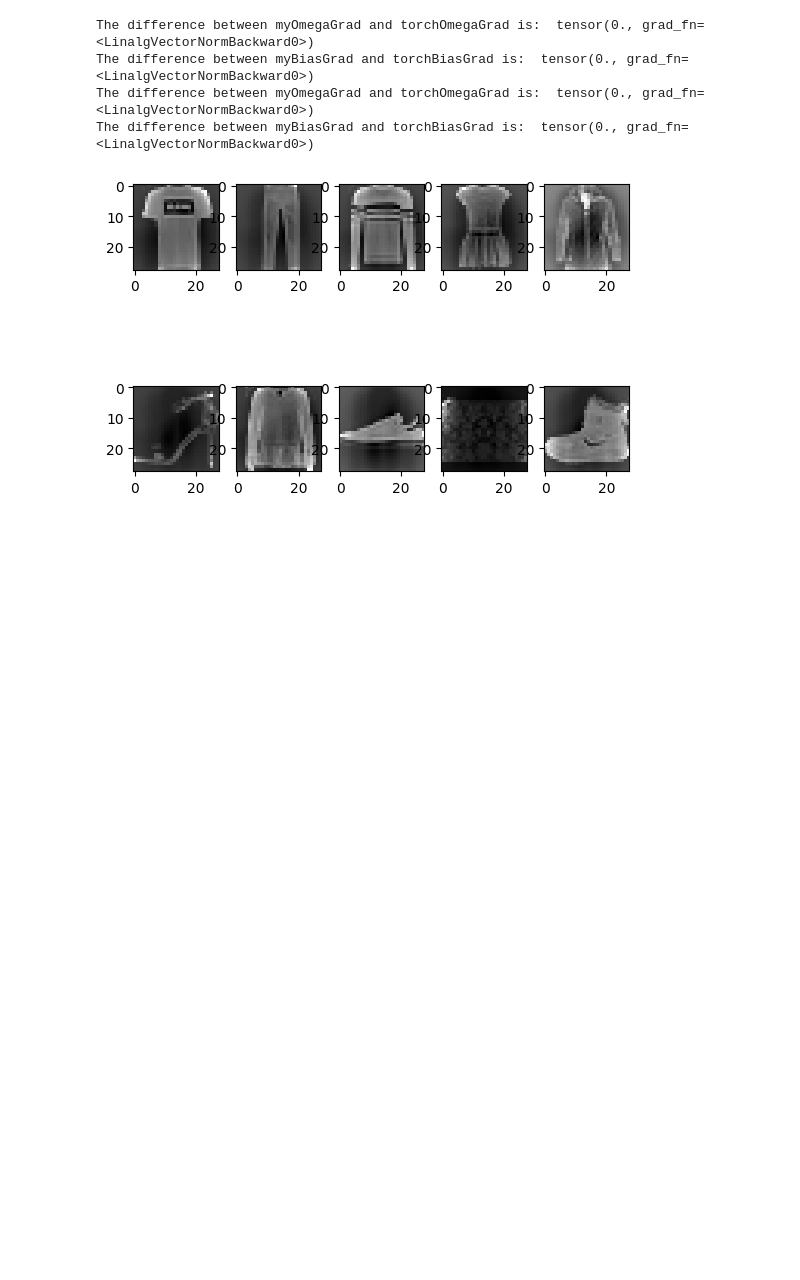
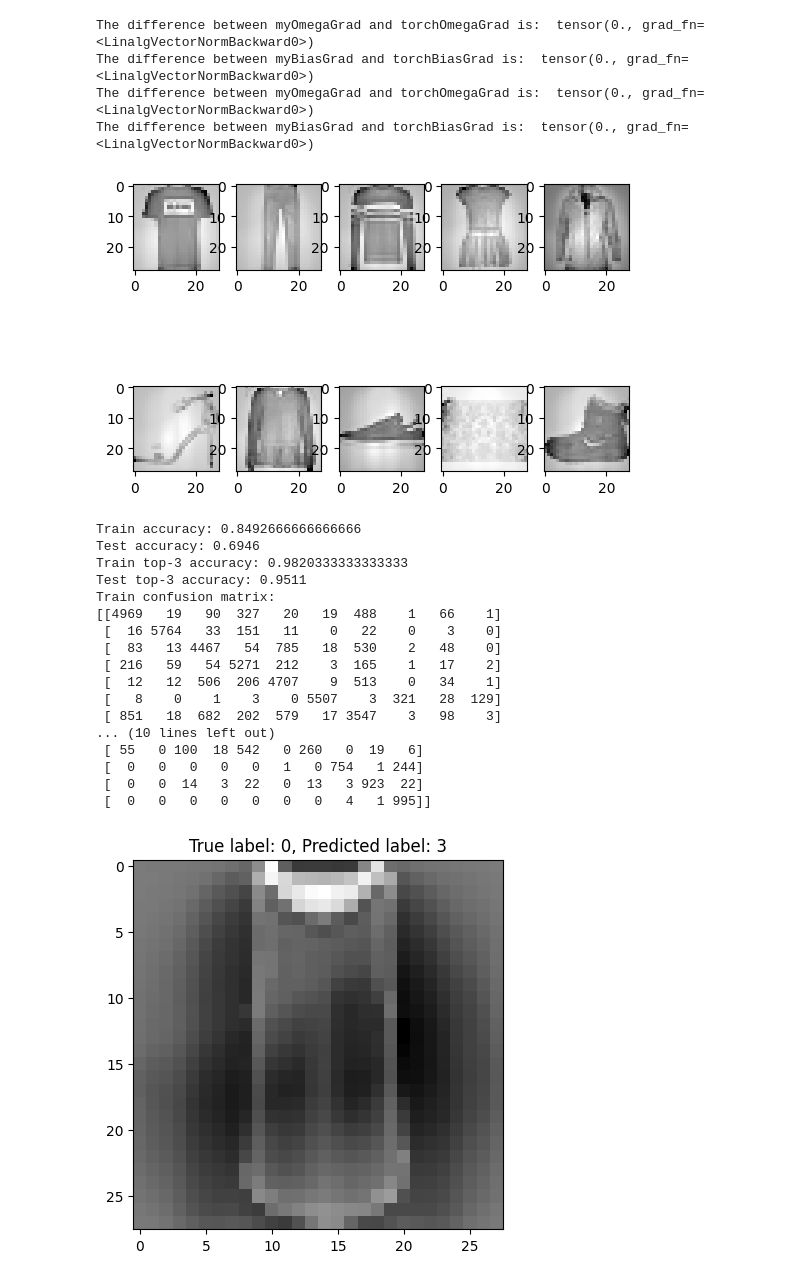
Before and after one commit to RPIFisherman/HW-fashion-mnist, a Jupyter notebook: hw1.ipynb, the cells around one changed output. Cells and saved outputs as stored; diff of their text form; code cells hidden in the pictures; blank space fills up the shorter version.

```diff
--- a/hw1.ipynb
+++ b/hw1.ipynb
@@ -61,6 +61,7 @@ The difference between myBiasGrad and torchBiasGrad is:  tensor(0., grad_fn=<Lin
 # Import necessary libraries
 import numpy as np
 import matplotlib.pyplot as plt
+from sklearn import preprocessing
 from sklearn.linear_model import LogisticRegression
 from sklearn.preprocessing import StandardScaler
 from sklearn.metrics import confusion_matrix, top_k_accuracy_score
@@ -68,50 +69,69 @@ from sklearn.metrics import confusion_matrix, top_k_accuracy_score
 # Load the MNIST reader
 try:
 	import mnist_reader
+	import helper
 except ModuleNotFoundError:
 	import sys
-	sys.path.append("/utils")
+	sys.path.append("utils")
 	import mnist_reader
+	import helper
 
 # Load the Fashion-MNIST dataset
 X_train, y_train = mnist_reader.load_mnist('data/fashion', kind='train')
 X_test, y_test = mnist_reader.load_mnist('data/fashion', kind='t10k')
 
 # Preprocess the data
-scaler = StandardScaler()
-X_train = scaler.fit_transform(X_train)
-X_test = scaler.transform(X_test)
+scaler = preprocessing.StandardScaler().fit(X_train)
+X_train = scaler.transform(X_train)
 
 # Display one of each of the ten image classes in the training data set
 fig, axs = plt.subplots(2, 5)
 for i in range(10):
-    axs[i//5, i%5].imshow(X_train[y_train == i][0].reshape(28, 28), cmap='gray')
+    axs[i//5, i%5].imshow(helper.get_sprite_image(X_train[y_train == i][0]), cmap='gray')
 plt.show()
 
-# Fit a multiclass logistic regression model
-clf = LogisticRegression(solver='saga', multi_class='multinomial', max_iter=1000)
+# Fit a multiclass logistic regression model, using the SAGA solver
+clf = LogisticRegression(solver='saga', multi_class='multinomial', max_iter=10)
 clf.fit(X_train, y_train)
 
 # Predict the labels for train and test set
 y_train_pred = clf.predict(X_train)
 y_test_pred = clf.predict(X_test)
 
 # Report the top-1 and top-3 classification accuracies and confusion matrices
 print("Train accuracy:", np.mean(y_train == y_train_pred))
 print("Test accuracy:", np.mean(y_test == y_test_pred))
 
 print("Train top-3 accuracy:", top_k_accuracy_score(y_train, clf.predict_proba(X_train), k=3))
 print("Test top-3 accuracy:", top_k_accuracy_score(y_test, clf.predict_proba(X_test), k=3))
 
 print("Train confusion matrix:")
 print(confusion_matrix(y_train, y_train_pred))
 print("Test confusion matrix:")
 print(confusion_matrix(y_test, y_test_pred))
 
 # Find a misclassified image in the training data sets
 misclassified_idx = np.where(y_train != y_train_pred)[0][0]
 plt.imshow(X_train[misclassified_idx].reshape(28, 28), cmap='gray')
 plt.title(f"True label: {y_train[misclassified_idx]}, Predicted label: {y_train_pred[misclassified_idx]}")
 plt.show()
 # %% [output]
-[figure, old version]
+[figure, new version]
+Train accuracy: 0.8492666666666666
+Test accuracy: 0.6946
+Train top-3 accuracy: 0.9820333333333333
+Test top-3 accuracy: 0.9511
+Train confusion matrix:
+[[4969   19   90  327   20   19  488    1   66    1]
+ [  16 5764   33  151   11    0   22    0    3    0]
+ [  83   13 4467   54  785   18  530    2   48    0]
+ [ 216   59   54 5271  212    3  165    1   17    2]
+ [  12   12  506  206 4707    9  513    0   34    1]
+ [   8    0    1    3    0 5507    3  321   28  129]
+ [ 851   18  682  202  579   17 3547    3   98    3]
+... (10 lines left out)
+ [ 55   0 100  18 542   0 260   0  19   6]
+ [  0   0   0   0   0   1   0 754   1 244]
+ [  0   0  14   3  22   0  13   3 923  22]
+ [  0   0   0   0   0   0   0   4   1 995]]
+[figure, added]
```
